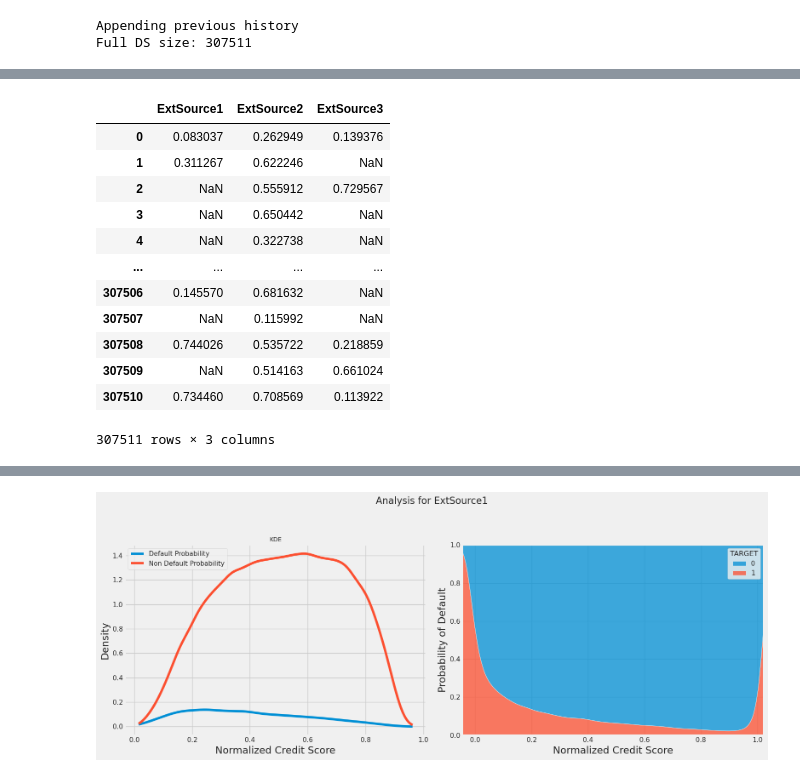
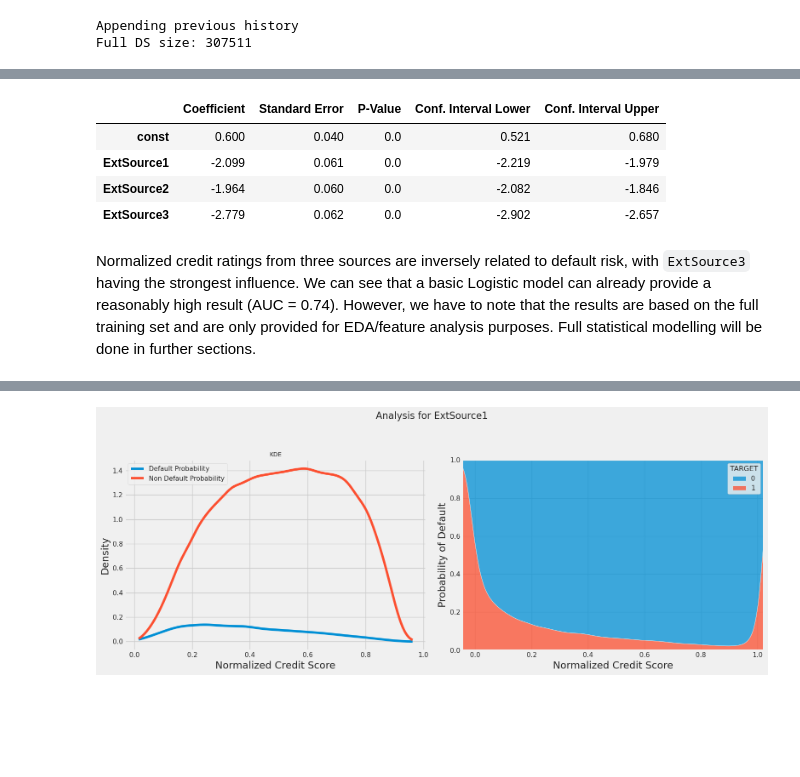
Before and after one commit to qwyt/HomeCreditDefaultRisk, a Jupyter notebook: Notebooks/EDA.ipynb, the cells around one changed output, grey strips where cells are left out. Drawn from its saved outputs; the diff is of its cells as text; code cells hidden in the pictures; blank space fills up the shorter version.

```diff
--- a/Notebooks/EDA.ipynb
+++ b/Notebooks/EDA.ipynb
@@ -31,3 +68,4 @@ Full DS size: 307511
 # %%
-features_matrix_only_high_imp = features_matrix[shared_utils.HIGH_IMP_FEATURES]
-features_matrix_any_imp = features_matrix[shared_utils.ANY_IMP_FEATURES]
+add_features = ["PrevRatioRejectedAccepted_cats", "PrevRatioRejectedAccepted_cats_2", "TARGET"]
+features_matrix_only_high_imp = features_matrix[shared_utils.HIGH_IMP_FEATURES + add_features]
+features_matrix_any_imp = features_matrix[shared_utils.ANY_IMP_FEATURES + add_features]
@@ -34,6 +93,11 @@ features_matrix_any_imp = features_matrix[shared_utils.ANY_IMP_FEATURES]
 # %%
+# TODO impute missing values (mean for numerical, proportion sampling for cat)
+# OR inside correlation check just drop rows with missing values for tested columns
 importlib.reload(graph)
 
-graph.render_corr_matrix_based_on_type(features_matrix_only_high_imp.dropna(axis=1, how="any"))
-# TODO:
+features_matrix_any_imp_no_nan = features_matrix_only_high_imp.dropna(axis=0, how="any")
+features_matrix_any_imp_no_nan = features_matrix_any_imp_no_nan.apply(
+    lambda col: col.astype(float) if col.dtype == 'Float64' else col.astype(int) if col.dtype == 'Int64' else col)
+
+graph.render_corr_matrix_based_on_type(features_matrix_any_imp_no_nan)
 # %% [output]
@@ -40,0 +107,16 @@ graph.render_corr_matrix_based_on_type(features_matrix_only_high_imp.dropna(axis
+# %%
+correlation_results = []
+for col in features_matrix_any_imp_no_nan.columns:
+    if col == "TARGET":
+        continue
+    x = features_matrix_any_imp_no_nan["TARGET"]
+    y = features_matrix_any_imp_no_nan[col]
+
+    corr_value, p_value = stats_utils.correlation_test(x, y)
+
+    if p_value < 0.05:
+        correlation_results.append({'Column': col, 'Coefficient': corr_value, 'P-Value': p_value})
+
+correlation_df = pd.DataFrame(correlation_results).set_index('Column')
+correlation_df = correlation_df.loc[correlation_df['Coefficient'].abs().sort_values(ascending=False).index]
+correlation_df.round(3)
@@ -175,19 +322,25 @@ The get_cmap function was deprecated in Matplotlib 3.7 and will be removed two m
 # %%
-features_matrix[labels]
+model_params = model_combined.params
+p_values = model_combined.pvalues
+conf_int = model_combined.conf_int()
+std_errors = model_combined.bse
+
+coeff_df = pd.DataFrame({
+    'Coefficient': model_params,
+    'Standard Error': std_errors,
+    'P-Value': p_values,
+    'Conf. Interval Lower': conf_int[0],
+    'Conf. Interval Upper': conf_int[1]
+})
+coeff_df.round(3)
 # %% [output]
-|  | ExtSource1 | ExtSource2 | ExtSource3 |
-| 0 | 0.083037 | 0.262949 | 0.139376 |
-| 1 | 0.311267 | 0.622246 | NaN |
-| 2 | NaN | 0.555912 | 0.729567 |
-| 3 | NaN | 0.650442 | NaN |
-| 4 | NaN | 0.322738 | NaN |
-| ... | ... | ... | ... |
-| 307506 | 0.145570 | 0.681632 | NaN |
-| 307507 | NaN | 0.115992 | NaN |
-| 307508 | 0.744026 | 0.535722 | 0.218859 |
-| 307509 | NaN | 0.514163 | 0.661024 |
-| 307510 | 0.734460 | 0.708569 | 0.113922 |
+|  | Coefficient | Standard Error | P-Value | Conf. Interval Lower | Conf. Interval Upper |
+| const | 0.600 | 0.040 | 0.0 | 0.521 | 0.680 |
+| ExtSource1 | -2.099 | 0.061 | 0.0 | -2.219 | -1.979 |
+| ExtSource2 | -1.964 | 0.060 | 0.0 | -2.082 | -1.846 |
+| ExtSource3 | -2.779 | 0.062 | 0.0 | -2.902 | -2.657 |
-307511 rows × 3 columns
+# %% [markdown]
+Normalized credit ratings from three sources are inversely related to default risk, with `ExtSource3` having the strongest influence. We can see that a basic Logistic model can already provide a reasonably high result (AUC = 0.74). However, we have to note that the results are based on the full training set and are only provided for EDA/feature analysis purposes. Full statistical modelling will be done in further sections.
 # %%
 # Plotting
 plt.figure(figsize=(12, 6))
```
Also changed, not shown: parts of 31 cells of this notebook, 6 other files.
